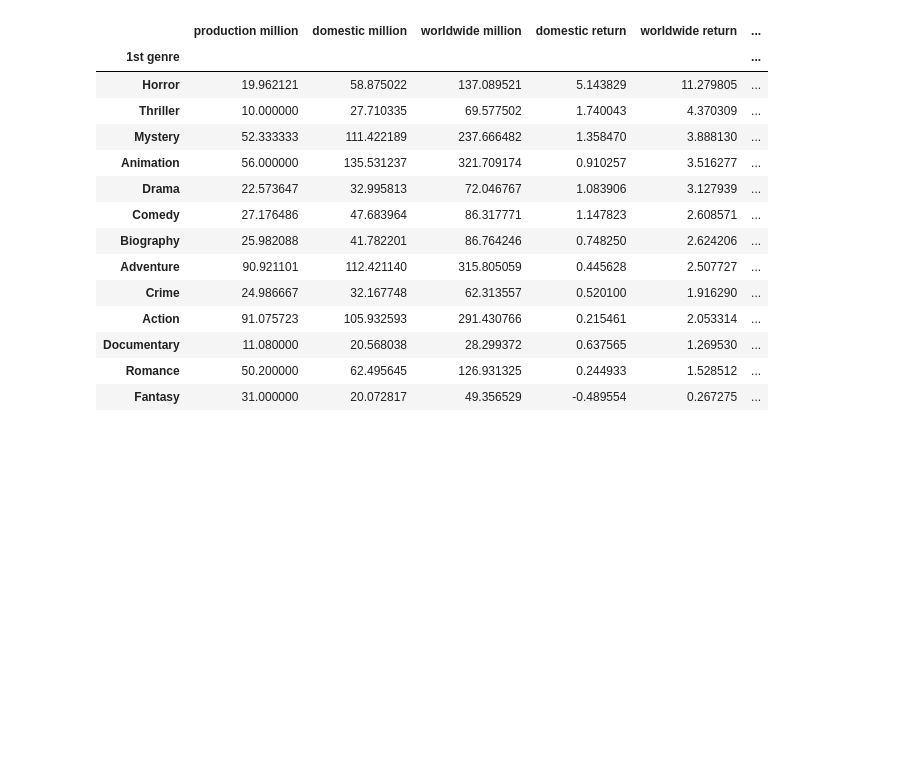
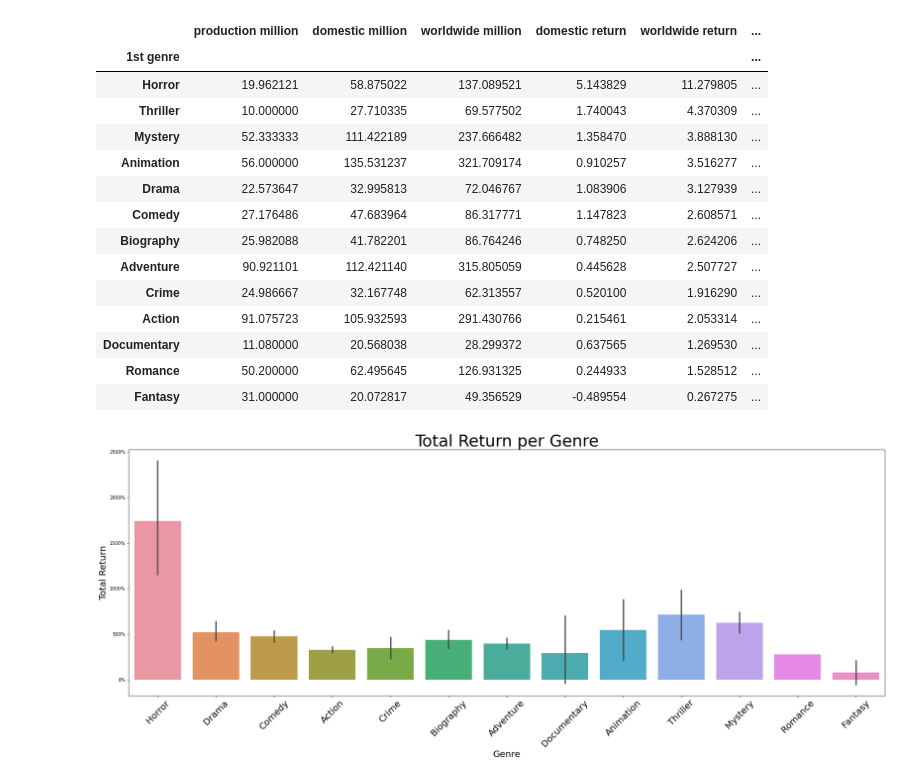
Before and after one commit to ovilar/phase_1-project, a Jupyter notebook: project.ipynb, the cells around one changed output. Cells and saved outputs as stored; diff of their text form; code cells hidden in the pictures; blank space fills up the shorter version.

```diff
--- a/project.ipynb
+++ b/project.ipynb
@@ -774,3 +862,16 @@ df_genre
 | Documentary | 11.080000 | 20.568038 | 28.299372 | 0.637565 | 1.269530 | ... |
 | Romance | 50.200000 | 62.495645 | 126.931325 | 0.244933 | 1.528512 | ... |
 | Fantasy | 31.000000 | 20.072817 | 49.356529 | -0.489554 | 0.267275 | ... |
+# %%
+fig, ax = plt.subplots(figsize = (30,10))
+
+g = sns.barplot(data = df_ret, y = 'total return', x = '1st genre', ci=90)
+g.set_title('Total Return per Genre', fontsize = 36)
+ax.set_xlabel('Genre', fontsize = 20)
+ax.set_ylabel('Total Return', fontsize = 20)
+ylabels = ['{:.0%}'.format(y) for y in g.get_yticks()]
+ax.set_xticklabels(ax.get_xticklabels(), rotation = 45, fontsize = 20)
+ax.set_yticklabels(ylabels)
+plt.show()
+# %% [output]
+[figure, added]
```
Also changed, not shown: parts of 28 cells of this notebook, 1 other file.
